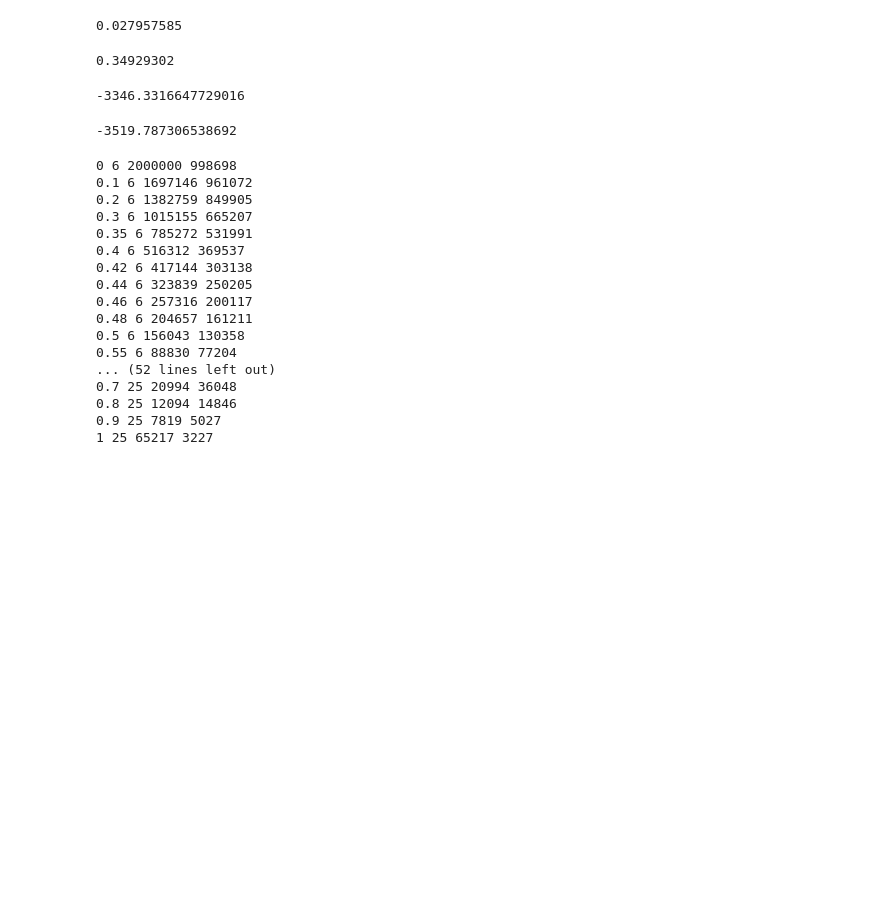
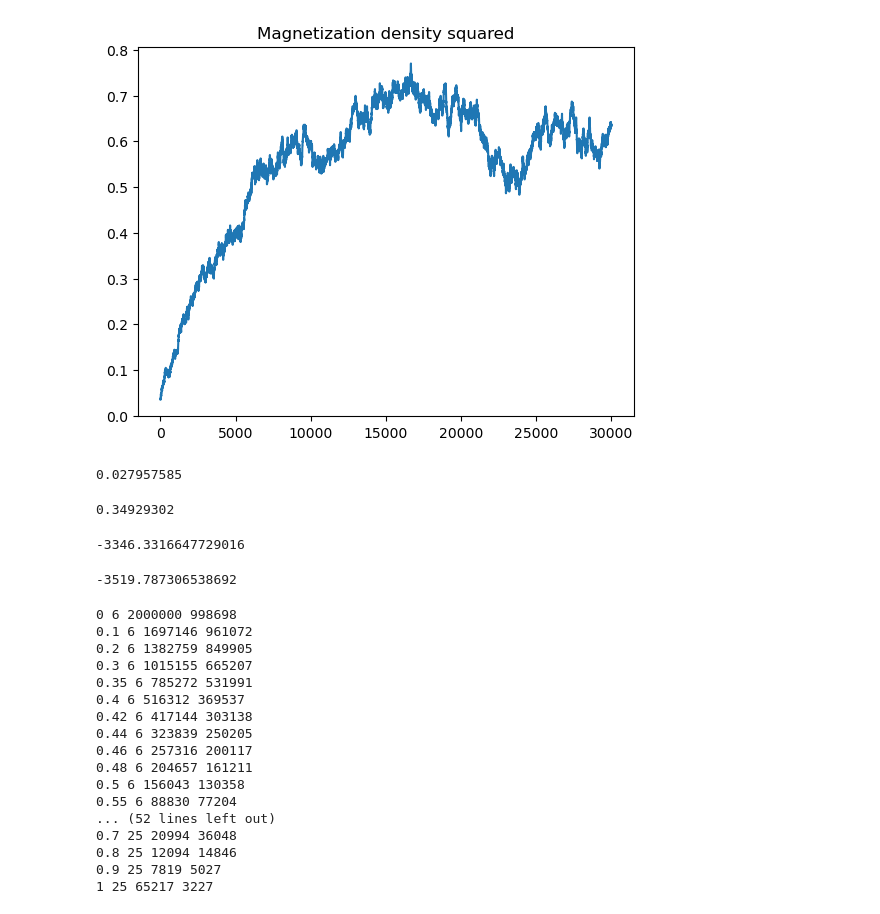
Before and after one commit to fysmoe1121/Phase-Transitions-Ising-Model, a Jupyter notebook: ising_model.ipynb, the cells around one changed output. Saved outputs shown, nothing was run; the diff lists cells and outputs as text; code cells hidden in the pictures; blank space fills up the shorter version.

```diff
--- a/ising_model.ipynb
+++ b/ising_model.ipynb
@@ -223,3 +232,7 @@ plot_lattice(gibbs_updated_res[-1])
+# %%
+plot_magnetization_squared(gibbs_converge_test_fixed_time_res)
+# %% [output]
+[figure, added]
 # %%
 def get_converged_samples(updated_samples: list) -> np.ndarray:
     n = len(updated_samples)
```
Also changed, not shown: parts of 24 cells of this notebook, 17 other files.
